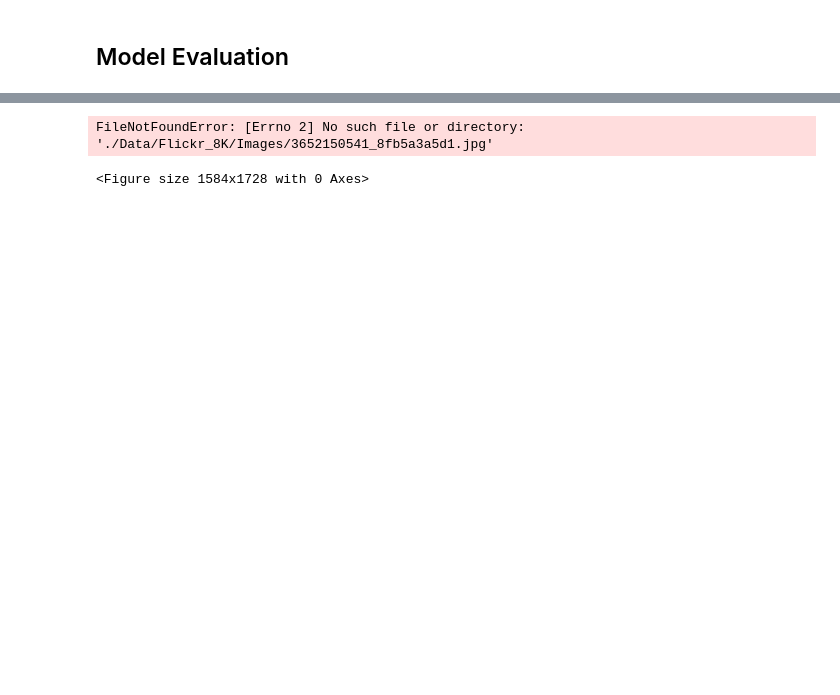
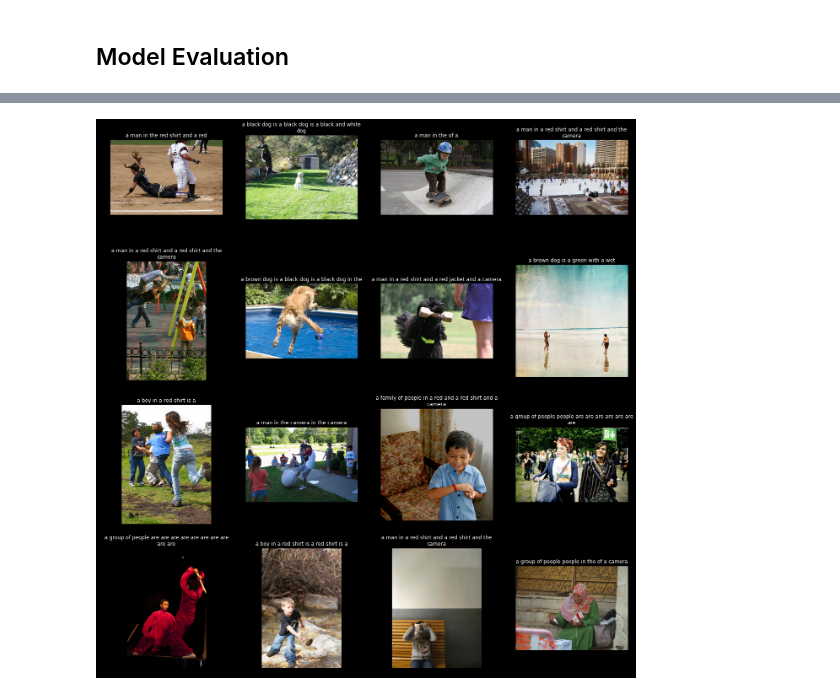
Before and after one commit to edwardspaulg/capstone_498, a Jupyter notebook: image_caption/Image_Caption.ipynb, the cells around one changed output, grey strips where cells are left out. Drawn from its saved outputs; the diff is of its cells as text; code cells hidden in the pictures; blank space fills up the shorter version.

Commit message:
1. Continuation of updating results of image_caption test run on GCP with dev data. This is to ensure the code port to GCP works.

```diff
--- a/image_caption/Image_Caption.ipynb
+++ b/image_caption/Image_Caption.ipynb
@@ -376,7 +376,7 @@ print(ytrain.shape)
 
 # load test set
 filename = DIR_PREFIX + 'Flickr_8K/Labels/Flickr_8K.devImages.txt'
-test = load_set(filename, MAX_SAMPLES/2)
+test = load_set(filename, MAX_SAMPLES)
 print('Dataset: %d' % len(test))
 
 # descriptions
@@ -655,32 +653,32 @@ Done
 # %%
 from datetime import datetime
 import matplotlib.pyplot as plt
 import matplotlib.image as mpimg
 import random
 from textwrap import wrap
 
 #Get random images
 testIDs = random.sample(test, 16)
+testIDs = [id.split('_')[0] + '.' + id.split('_')[1].split('.')[1] for id in testIDs]
 
 plt.rcParams['figure.facecolor'] = 'black'
 fig=plt.figure(figsize=(22, 24))
 fig.patch.set_facecolor('black')
 columns = 4
 rows = 4
 for i in range(1, columns*rows+1):
     #Predict description
     photo = extract_features(model_TL, DIR_PREFIX + 'Flickr_8K/Images/'+testIDs[i-1])
     description = generate_desc(model_custom_from_weights, tokenizer, photo, max_length)
     description = description.replace('startseq ', '').replace(' endseq', '')
 
     #Plot image and description together
     img = mpimg.imread(DIR_PREFIX + 'Flickr_8K/Images/'+testIDs[i-1])
     ax = fig.add_subplot(rows, columns, i)
     ax.set_title("\n".join(wrap(description, 50)), color='white')
     ax.set_facecolor('xkcd:black')
     plt.imshow(img)
 plt.savefig(DIR_PREFIX + 'Model/results_'+TL_MODEL+'_'+datetime.today().strftime('%Y-%m-%d-%H:%M:%S'), bbox_inches='tight', facecolor='black', dpi = 50)
 plt.show()
 # %% [output]
-FileNotFoundError: [Errno 2] No such file or directory: './Data/Flickr_8K/Images/3652150541_8fb5a3a5d1.jpg'
-<Figure size 1584x1728 with 0 Axes>
+[figure, added]
```
Also changed, not shown: parts of 5 cells of this notebook, 6 other files.
